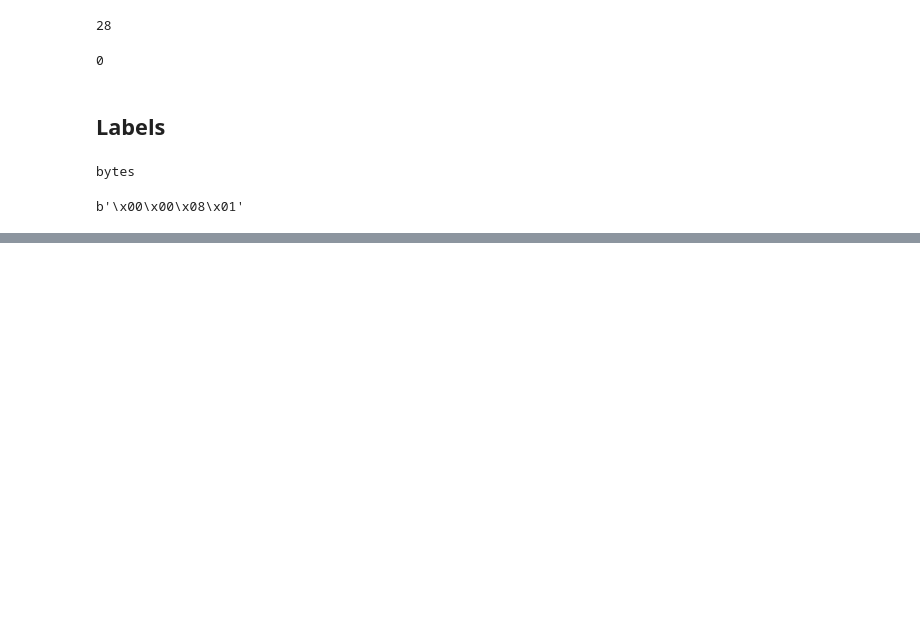
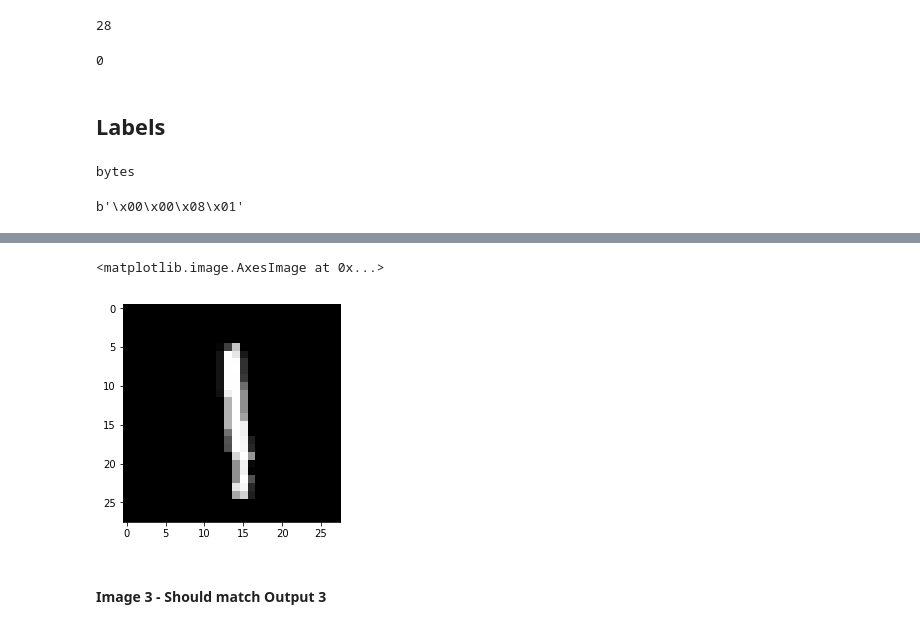
Before and after one commit to cristina1997/Emerging_Technologies_Project, a Jupyter notebook: 3.MNIST-Dataset-Notebook/MNIST-dataset-notebook.ipynb, the cells around one changed output, grey strips where cells are left out. Saved outputs shown, nothing was run; the diff lists cells and outputs as text; code cells hidden in the pictures; blank space fills up the shorter version.

```diff
--- a/3.MNIST-Dataset-Notebook/MNIST-dataset-notebook.ipynb
+++ b/3.MNIST-Dataset-Notebook/MNIST-dataset-notebook.ipynb
@@ -286,0 +330,10 @@ b'\x00\x00\x08\x01'
+# %%
+# Obtain the image label from bytes 6288 to 7072 (28x28 - scale of the handwritten digit image)
+image2 = np.array(list(image_tr[6288:7072])).re#### Image 1 - Should match Output 1shape(28,28).astype(np.uint8)
+# %%
+plt.imshow(image2, cmap='gray')
+# %% [output]
+<matplotlib.image.AxesImage at 0x...>
+[figure, added]
+# %% [markdown]
+#### Image 3 - Should match Output 3
```
Also changed, not shown: parts of 16 cells of this notebook.
